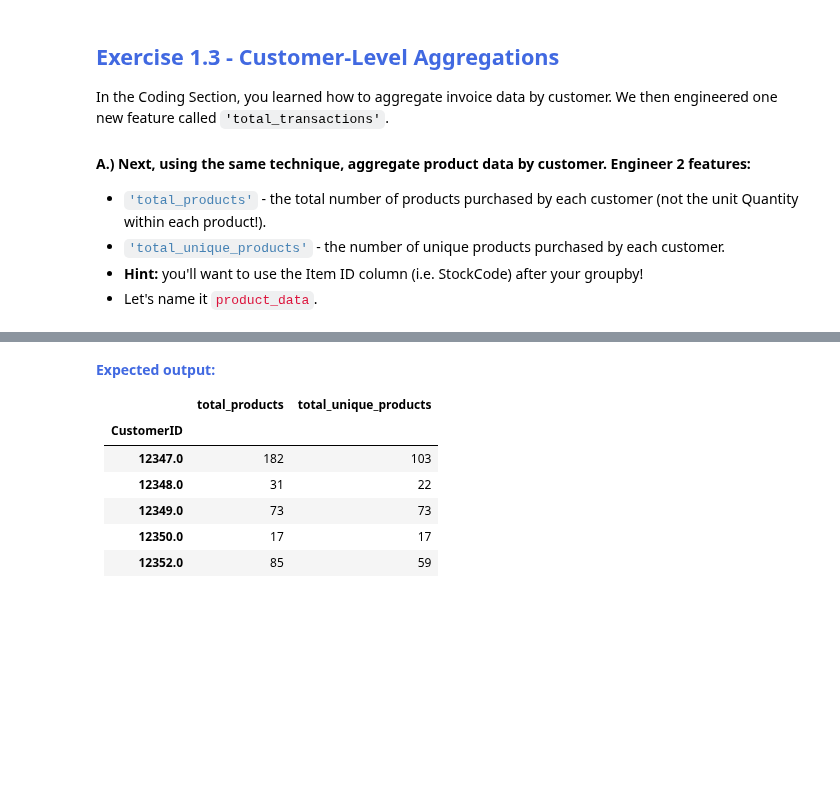
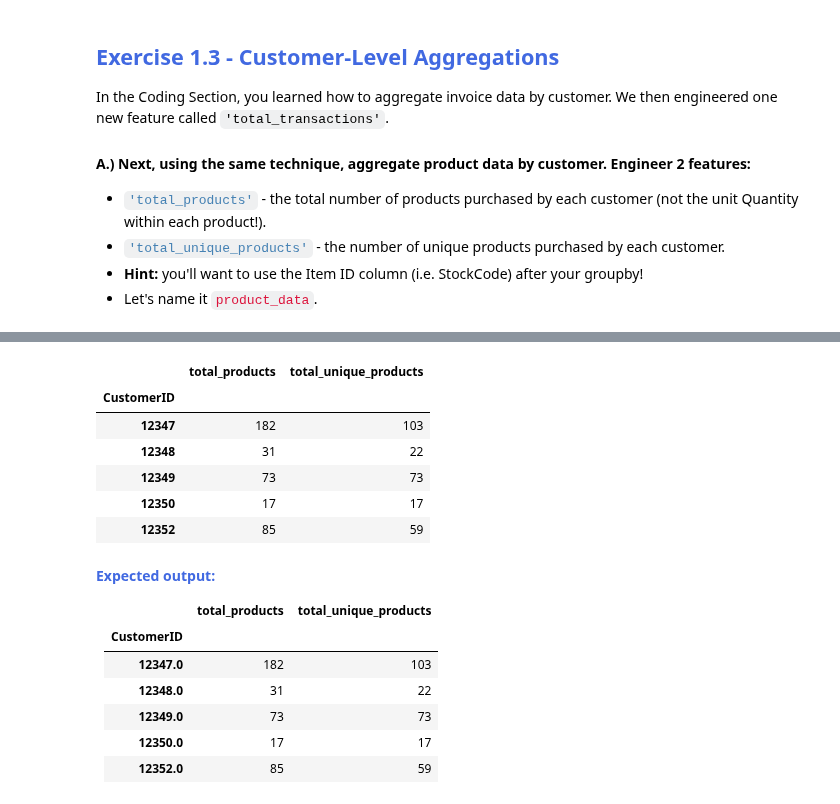
Before and after one commit to tundeiness/Unsupervised_Customer, a Jupyter notebook: 1 - Workbook - Data Wrangling.ipynb, the cells around one changed output, grey strips where cells are left out. Saved outputs shown, nothing was run; the diff lists cells and outputs as text; code cells hidden in the pictures; blank space fills up the shorter version.

Commit message:
aggregate product data by customer

```diff
--- a/1 - Workbook - Data Wrangling.ipynb
+++ b/1 - Workbook - Data Wrangling.ipynb
@@ -359,3 +369,15 @@ In the Coding Section, you learned how to aggregate invoice data by customer. We
+# %%
+product_data = clean_tx_df.groupby(['CustomerID']).StockCode.agg(['count', 'nunique'])
+product_data.columns = ['total_products', 'total_unique_products']
+product_data.head()
+# %% [output]
+|  | total_products | total_unique_products |
+| CustomerID |  |  |
+| 12347 | 182 | 103 |
+| 12348 | 31 | 22 |
+| 12349 | 73 | 73 |
+| 12350 | 17 | 17 |
+| 12352 | 85 | 59 |
 # %% [markdown]
 <strong style="color:RoyalBlue">Expected output:</strong>
 <table border="1" class="dataframe">
```
Also changed, not shown: parts of 1 cell of this notebook.
